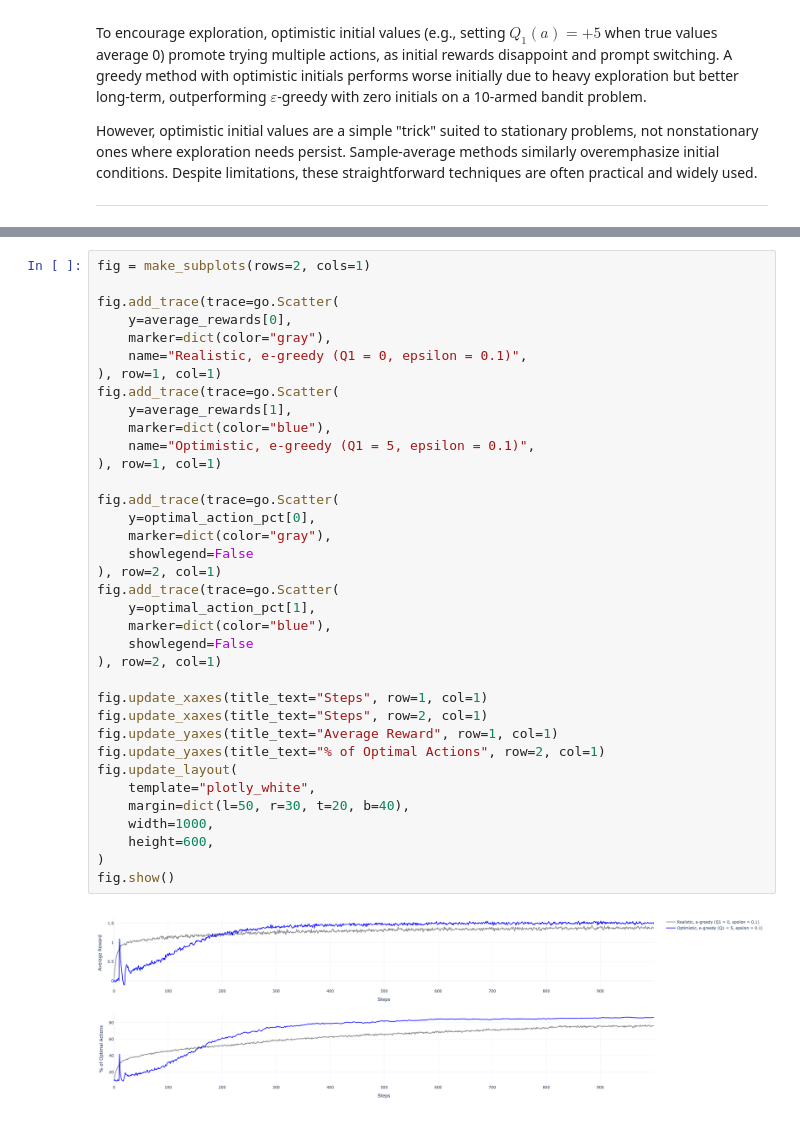
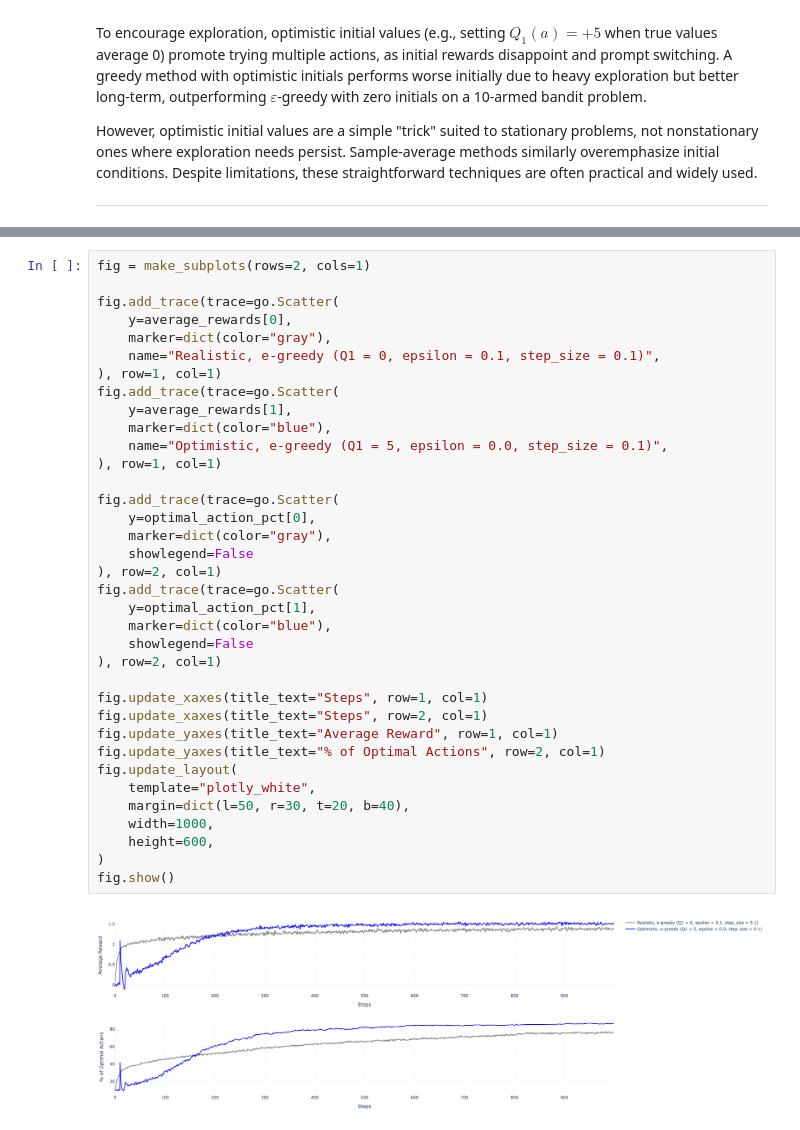
Before and after one commit to dksifoua/Reinforcement-Learning, a Jupyter notebook: notebooks/00 - Sequential Decision Making Under Uncertainty.ipynb, the cells around one changed output, grey strips where cells are left out. Cells and saved outputs as stored; diff of their text form.

```diff
--- a/notebooks/00 - Sequential Decision Making Under Uncertainty.ipynb
+++ b/notebooks/00 - Sequential Decision Making Under Uncertainty.ipynb
@@ -328,35 +326,35 @@ fig = make_subplots(rows=2, cols=1)
 fig.add_trace(trace=go.Scatter(
     y=average_rewards[0],
     marker=dict(color="gray"),
-    name="Realistic, e-greedy (Q1 = 0, epsilon = 0.1)",
+    name="Realistic, e-greedy (Q1 = 0, epsilon = 0.1, step_size = 0.1)",
 ), row=1, col=1)
 fig.add_trace(trace=go.Scatter(
     y=average_rewards[1],
     marker=dict(color="blue"),
-    name="Optimistic, e-greedy (Q1 = 5, epsilon = 0.1)",
+    name="Optimistic, e-greedy (Q1 = 5, epsilon = 0.0, step_size = 0.1)",
 ), row=1, col=1)
 
 fig.add_trace(trace=go.Scatter(
     y=optimal_action_pct[0],
     marker=dict(color="gray"),
     showlegend=False
 ), row=2, col=1)
 fig.add_trace(trace=go.Scatter(
     y=optimal_action_pct[1],
     marker=dict(color="blue"),
     showlegend=False
 ), row=2, col=1)
 
 fig.update_xaxes(title_text="Steps", row=1, col=1)
 fig.update_xaxes(title_text="Steps", row=2, col=1)
 fig.update_yaxes(title_text="Average Reward", row=1, col=1)
 fig.update_yaxes(title_text="% of Optimal Actions", row=2, col=1)
 fig.update_layout(
     template="plotly_white",
     margin=dict(l=50, r=30, t=20, b=40),
     width=1000,
     height=600,
 )
 fig.show()
 # %% [output]
-[figure, old version]
+[figure, new version]
```
Also changed, not shown: parts of 12 cells of this notebook, 3 other files.
